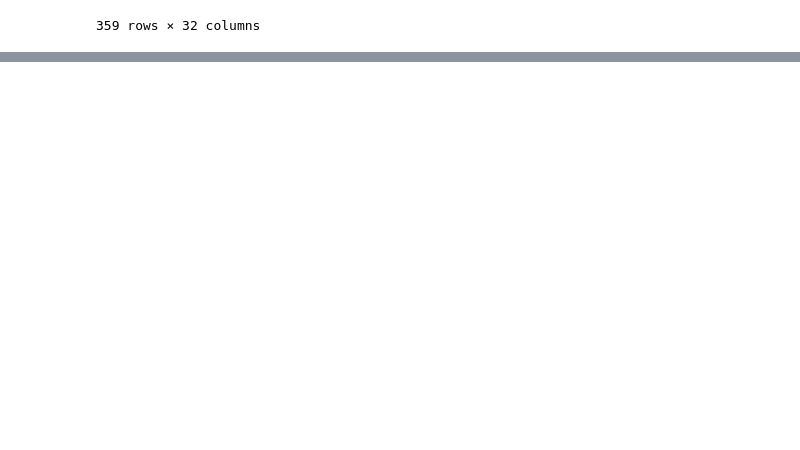
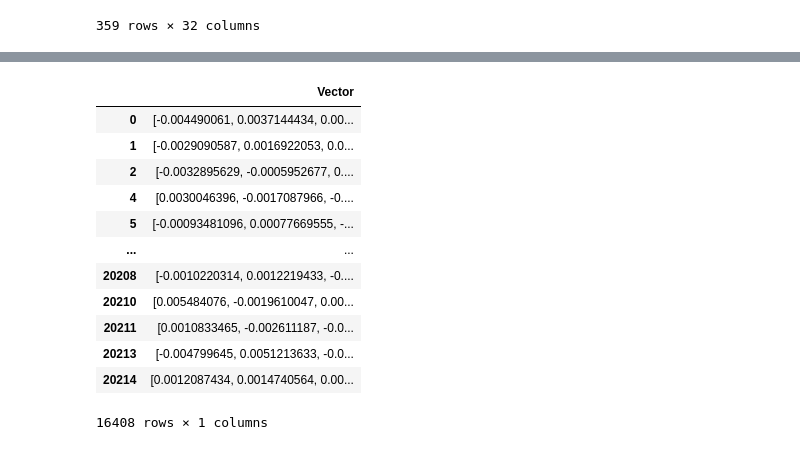
Before and after one commit to Mingpassawat/PaperRecommender, a Jupyter notebook: process.ipynb, the cells around one changed output, grey strips where cells are left out. Saved outputs shown, nothing was run; the diff lists cells and outputs as text; code cells hidden in the pictures; blank space fills up the shorter version.

```diff
--- a/process.ipynb
+++ b/process.ipynb
@@ -224,0 +235,16 @@ df6.loc[df6['Subjects']=="COMP"].sort_values(by="Mean")
+# %%
+df6
+# %% [output]
+|  | Vector |
+| 0 | [-0.004490061, 0.0037144434, 0.00... |
+| 1 | [-0.0029090587, 0.0016922053, 0.0... |
+| 2 | [-0.0032895629, -0.0005952677, 0.... |
+| 4 | [0.0030046396, -0.0017087966, -0.... |
+| 5 | [-0.00093481096, 0.00077669555, -... |
+| ... | ... |
+| 20208 | [-0.0010220314, 0.0012219433, -0.... |
+| 20210 | [0.005484076, -0.0019610047, 0.00... |
+| 20211 | [0.0010833465, -0.002611187, -0.0... |
+| 20213 | [-0.004799645, 0.0051213633, -0.0... |
+| 20214 | [0.0012087434, 0.0014740564, 0.00... |
+16408 rows × 1 columns
```
Also changed, not shown: parts of 9 cells of this notebook.
